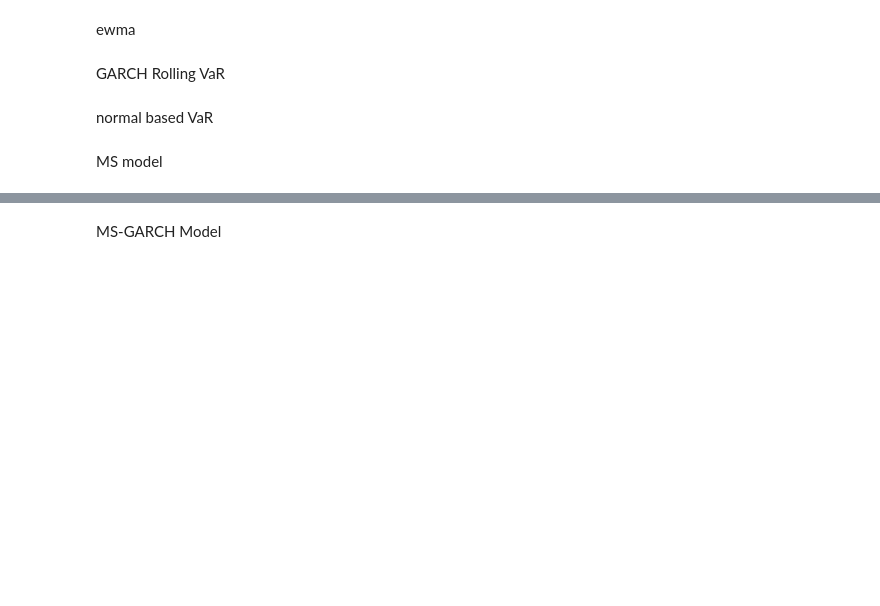
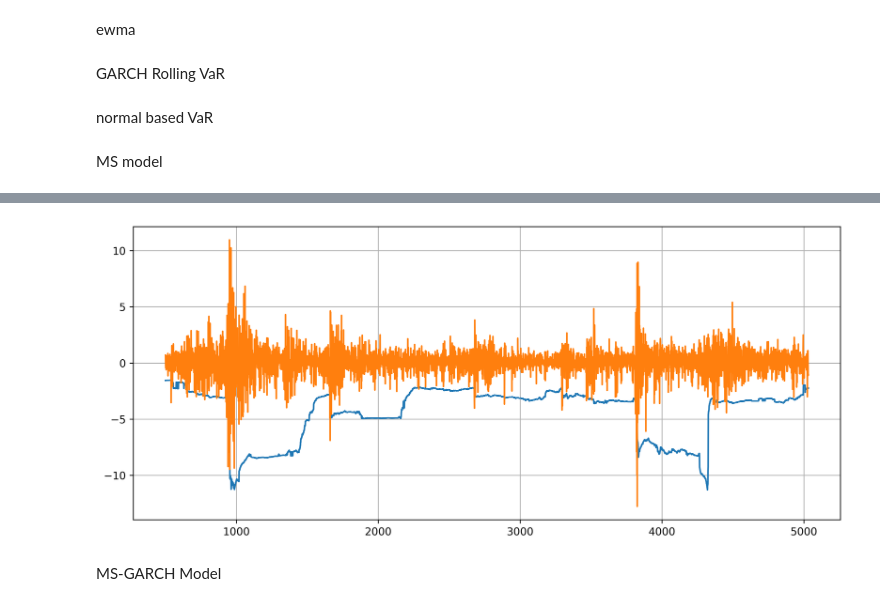
Before and after one commit to fin020/Dissertation, a Jupyter notebook: notebooks/rolling_forecasts.ipynb, the cells around one changed output, grey strips where cells are left out. Cells and saved outputs as stored; diff of their text form; code cells hidden in the pictures; blank space fills up the shorter version.

```diff
--- a/notebooks/rolling_forecasts.ipynb
+++ b/notebooks/rolling_forecasts.ipynb
@@ -127,2 +139,17 @@ MS model
+# %%
+MS_rolling_var_99 = rolling_ms_var(
+    log_returns,
+    k_regimes=2,
+    window=500,
+    alpha=0.01,
+    horizon=1)
+# %%
+fig, ax = plt.subplots(figsize=(12,5), dpi=600)
+
+ax.plot(MS_rolling_var_99[0], -MS_rolling_var_99[1])
+ax.plot(MS_rolling_var_99[0],MS_rolling_var_99[2])
+ax.grid(True)
+# %% [output]
+[figure, added]
 # %% [markdown]
 MS-GARCH Model
```
Also changed, not shown: parts of 2 cells of this notebook, 1 other file.
